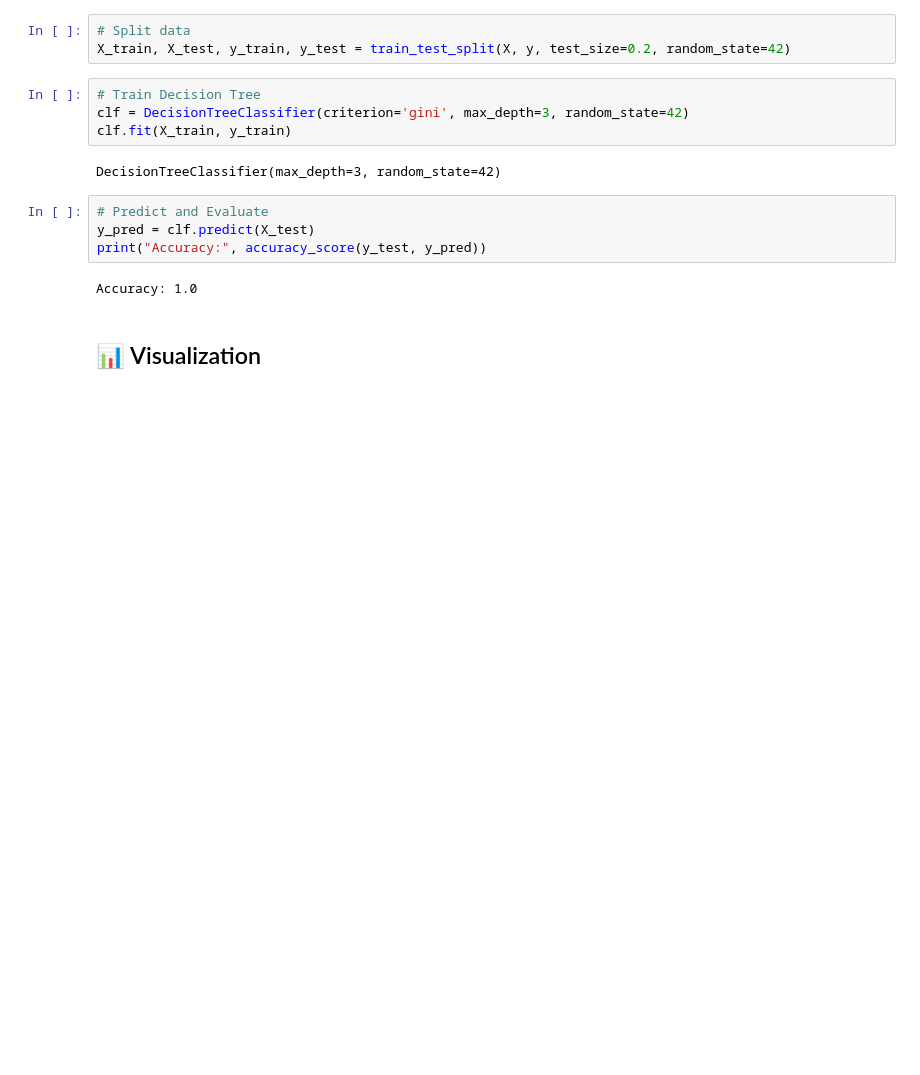
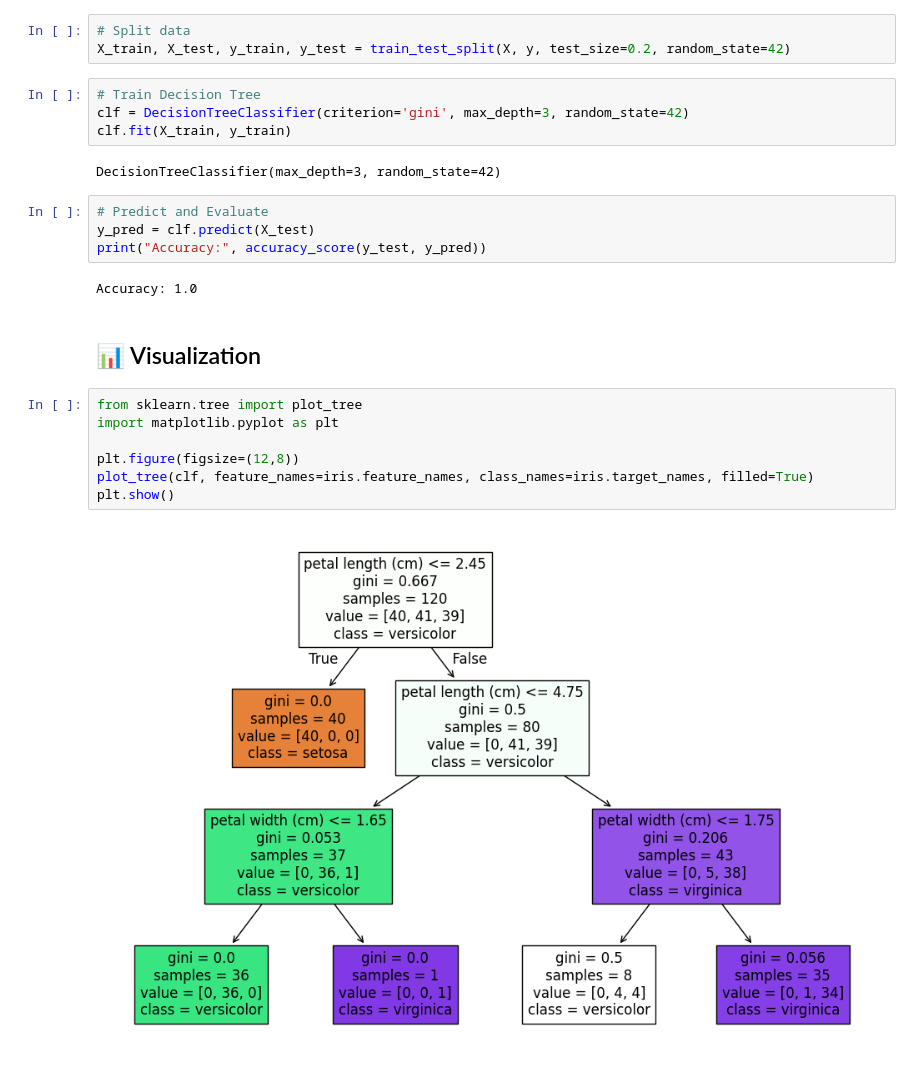
Before and after one commit to selvaneyas/python-learning, a Jupyter notebook: 30 Day of ML/day15_Decision Trees.ipynb, the cells around one changed output. Saved outputs shown, nothing was run; the diff lists cells and outputs as text; blank space fills up the shorter version.

```diff
--- a/30 Day of ML/day15_Decision Trees.ipynb
+++ b/30 Day of ML/day15_Decision Trees.ipynb
@@ -55,3 +55,12 @@ print("Accuracy:", accuracy_score(y_test, y_pred))
 Accuracy: 1.0
 # %% [markdown]
 ## 📊 Visualization
+# %%
+from sklearn.tree import plot_tree
+import matplotlib.pyplot as plt
+
+plt.figure(figsize=(12,8))
+plot_tree(clf, feature_names=iris.feature_names, class_names=iris.target_names, filled=True)
+plt.show()
+# %% [output]
+[figure, added]
```
Also changed, not shown: 1 other file.
